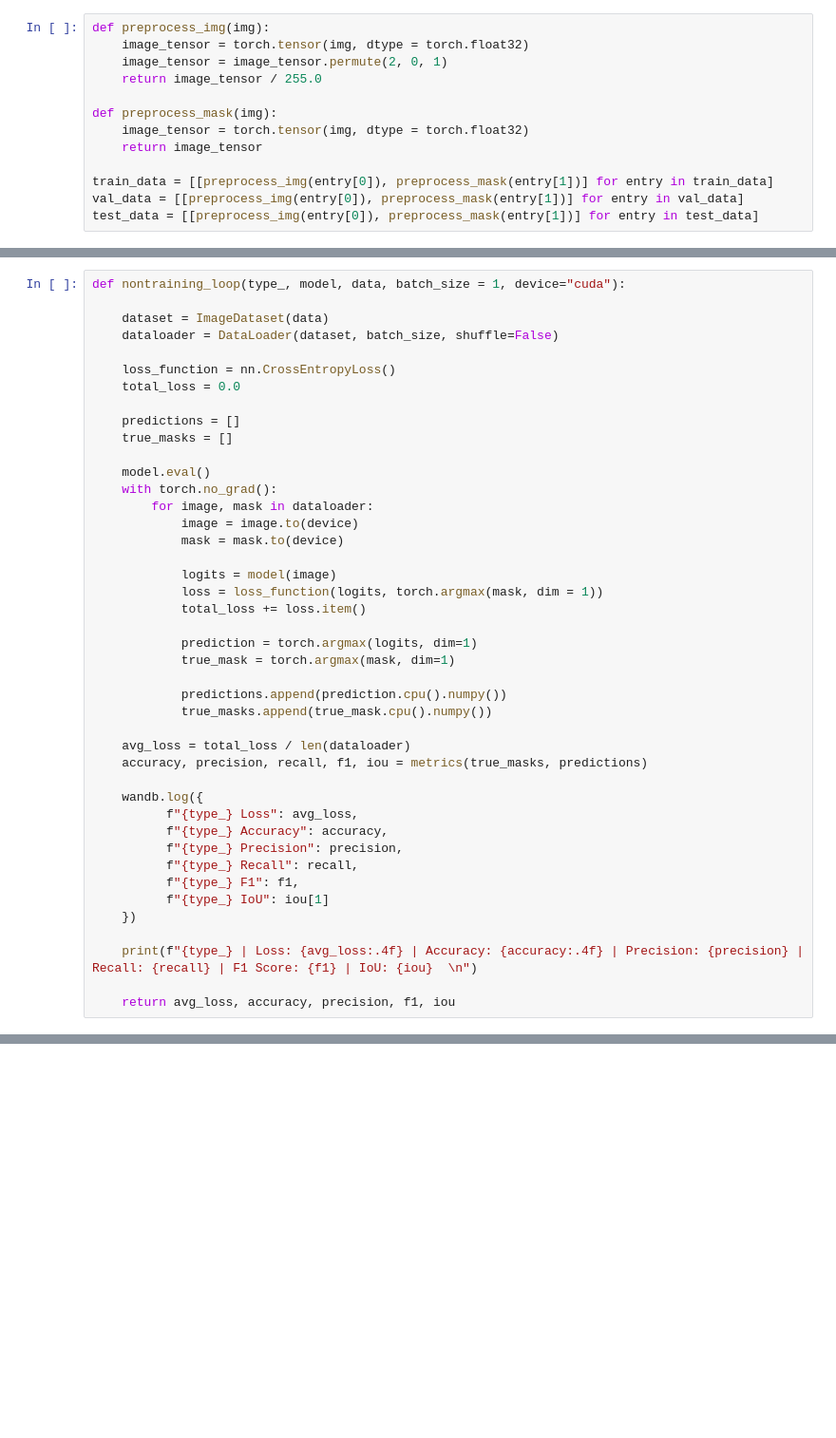
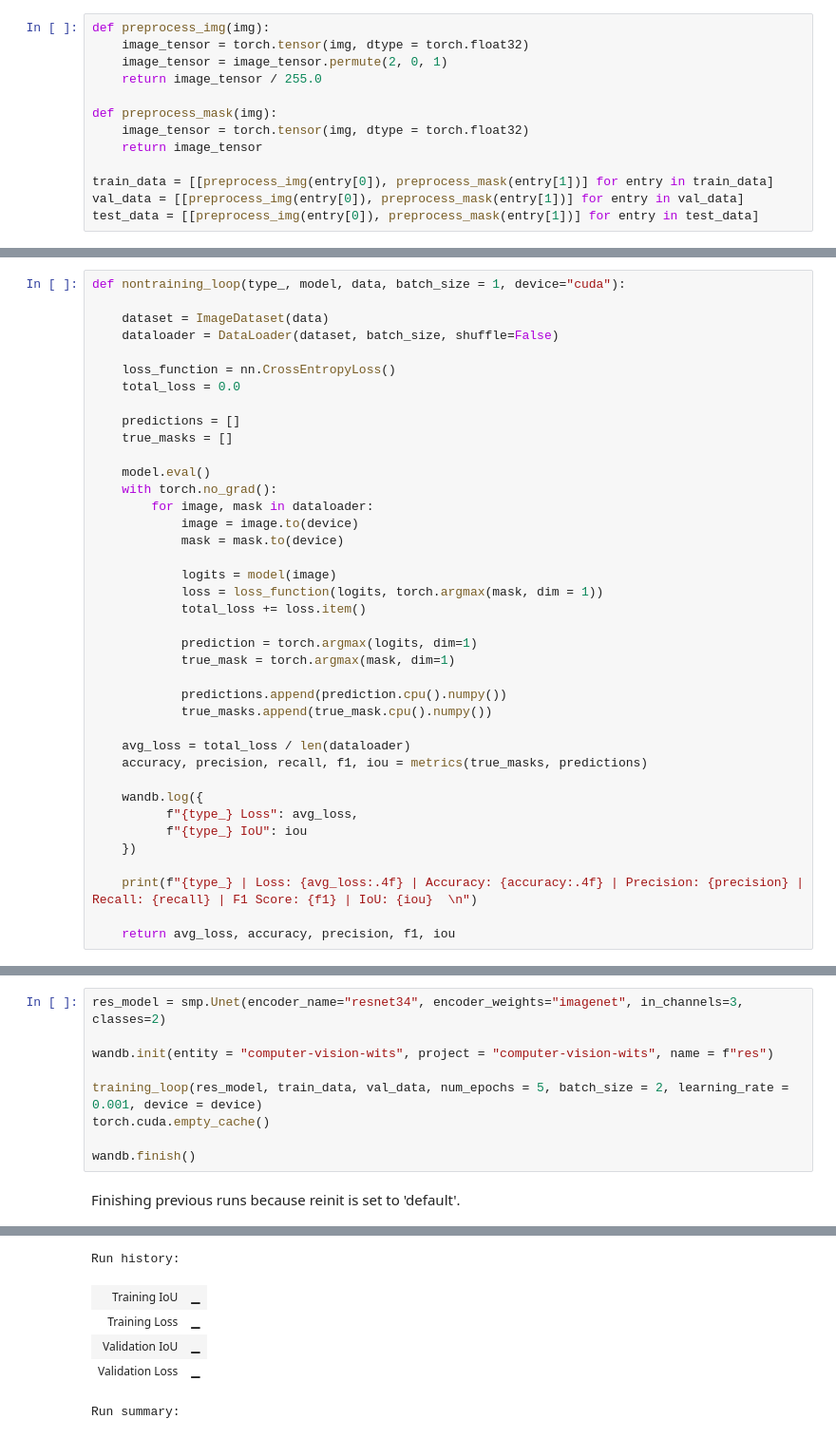
Before and after one commit to TumeloMkwambe/U-Net, a Jupyter notebook: main.ipynb, the cells around one changed output, grey strips where cells are left out. Shown: that part at 95% size. Saved outputs shown, nothing was run; the diff lists cells and outputs as text; blank space fills up the shorter version.

```diff
--- a/main.ipynb
+++ b/main.ipynb
@@ -184,11 +220,7 @@ def nontraining_loop(type_, model, data, batch_size = 1, device="cuda"):
 
     wandb.log({
           f"{type_} Loss": avg_loss,
-          f"{type_} Accuracy": accuracy,
-          f"{type_} Precision": precision,
-          f"{type_} Recall": recall,
-          f"{type_} F1": f1,
-          f"{type_} IoU": iou[1]
+          f"{type_} IoU": iou
     })
 
     print(f"{type_} | Loss: {avg_loss:.4f} | Accuracy: {accuracy:.4f} | Precision: {precision} | Recall: {recall} | F1 Score: {f1} | IoU: {iou}  \n")
@@ -299,0 +472,11 @@ wandb.finish()
+# %%
+res_model = smp.Unet(encoder_name="resnet34", encoder_weights="imagenet", in_channels=3, classes=2)
+
+wandb.init(entity = "computer-vision-wits", project = "computer-vision-wits", name = f"res")
+
+training_loop(res_model, train_data, val_data, num_epochs = 5, batch_size = 2, learning_rate = 0.001, device = device)
+torch.cuda.empty_cache()
+
+wandb.finish()
+# %% [output]
+Finishing previous runs because reinit is set to 'default'.
@@ -299,0 +484,6 @@ wandb.finish()
+Run history:
+| Training IoU | ▁ |
+| Training Loss | ▁ |
+| Validation IoU | ▁ |
+| Validation Loss | ▁ |
+Run summary:
```
Also changed, not shown: parts of 21 cells of this notebook.
